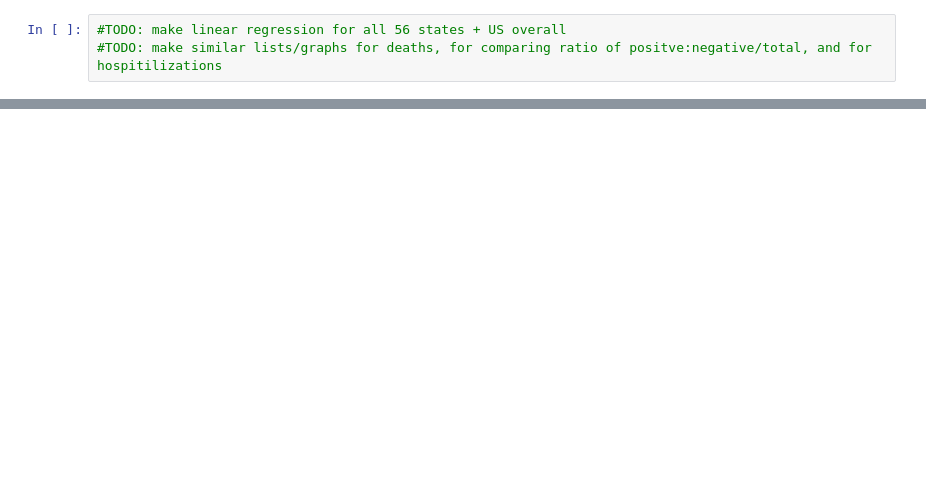
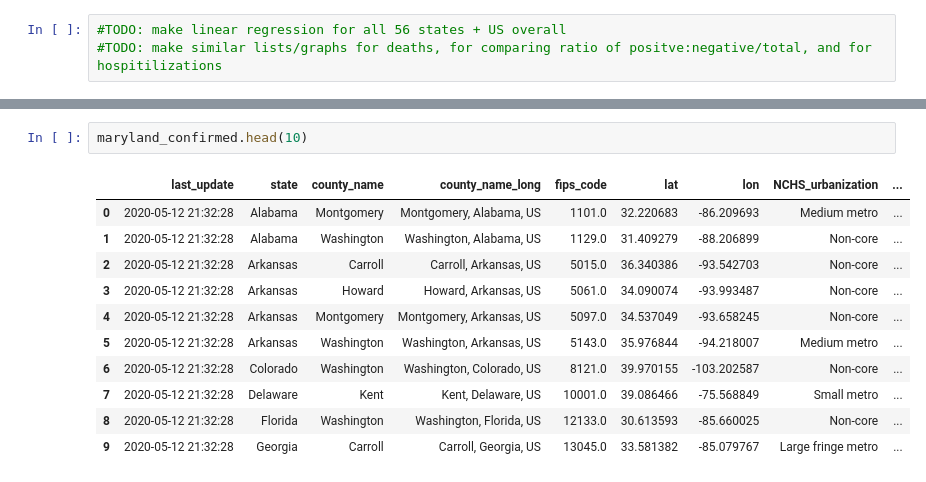
Before and after one commit to jonlin1000/jonlin1000.github.io, a Jupyter notebook: FinalProject.ipynb, the cells around one changed output, grey strips where cells are left out. Drawn from its saved outputs; the diff is of its cells as text; blank space fills up the shorter version.

```diff
--- a/FinalProject.ipynb
+++ b/FinalProject.ipynb
@@ -156,0 +204,14 @@ temp_df = states_df[19].query('date > "2020-03-30"')
+# %%
+maryland_confirmed.head(10)
+# %% [output]
+|  | last_update | state | county_name | county_name_long | fips_code | lat | lon | NCHS_urbanization | ... |
+| 0 | 2020-05-12 21:32:28 | Alabama | Montgomery | Montgomery, Alabama, US | 1101.0 | 32.220683 | -86.209693 | Medium metro | ... |
+| 1 | 2020-05-12 21:32:28 | Alabama | Washington | Washington, Alabama, US | 1129.0 | 31.409279 | -88.206899 | Non-core | ... |
+| 2 | 2020-05-12 21:32:28 | Arkansas | Carroll | Carroll, Arkansas, US | 5015.0 | 36.340386 | -93.542703 | Non-core | ... |
+| 3 | 2020-05-12 21:32:28 | Arkansas | Howard | Howard, Arkansas, US | 5061.0 | 34.090074 | -93.993487 | Non-core | ... |
+| 4 | 2020-05-12 21:32:28 | Arkansas | Montgomery | Montgomery, Arkansas, US | 5097.0 | 34.537049 | -93.658245 | Non-core | ... |
+| 5 | 2020-05-12 21:32:28 | Arkansas | Washington | Washington, Arkansas, US | 5143.0 | 35.976844 | -94.218007 | Medium metro | ... |
+| 6 | 2020-05-12 21:32:28 | Colorado | Washington | Washington, Colorado, US | 8121.0 | 39.970155 | -103.202587 | Non-core | ... |
+| 7 | 2020-05-12 21:32:28 | Delaware | Kent | Kent, Delaware, US | 10001.0 | 39.086466 | -75.568849 | Small metro | ... |
+| 8 | 2020-05-12 21:32:28 | Florida | Washington | Washington, Florida, US | 12133.0 | 30.613593 | -85.660025 | Non-core | ... |
+| 9 | 2020-05-12 21:32:28 | Georgia | Carroll | Carroll, Georgia, US | 13045.0 | 33.581382 | -85.079767 | Large fringe metro | ... |
```
Also changed, not shown: parts of 9 cells of this notebook.
